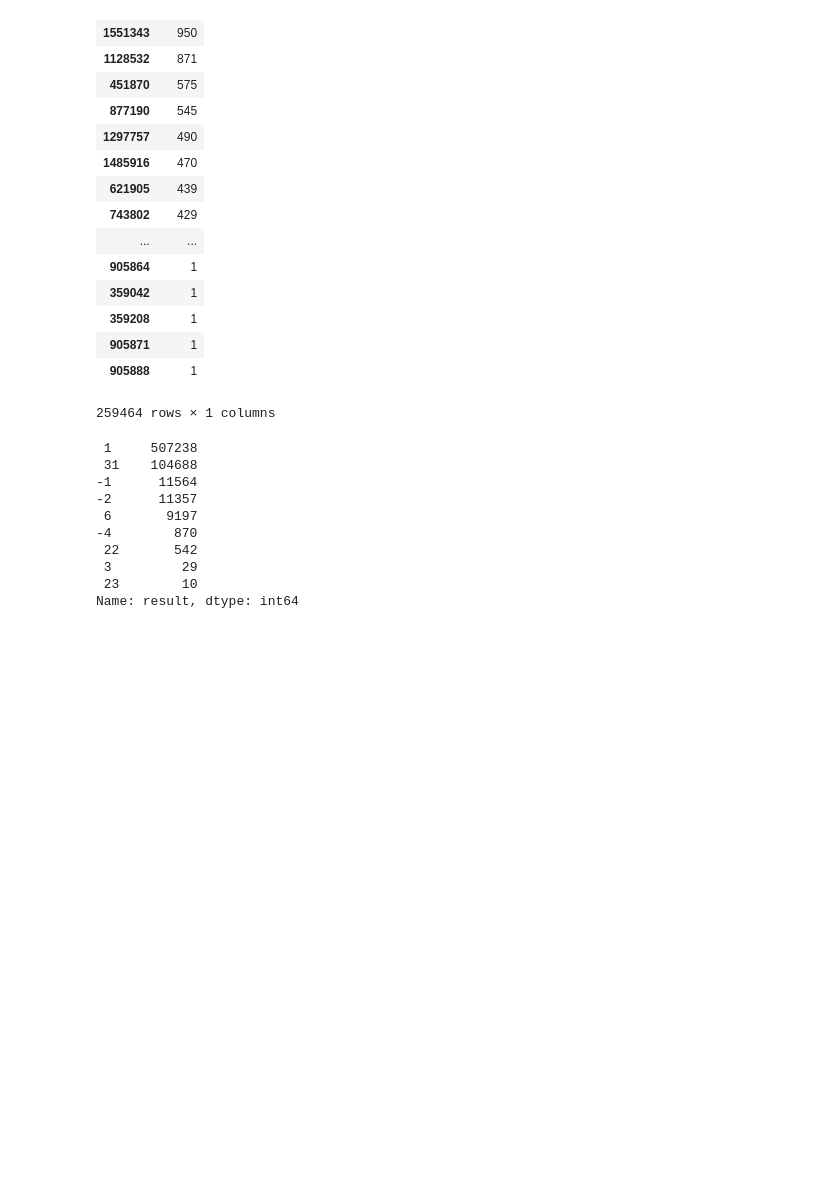
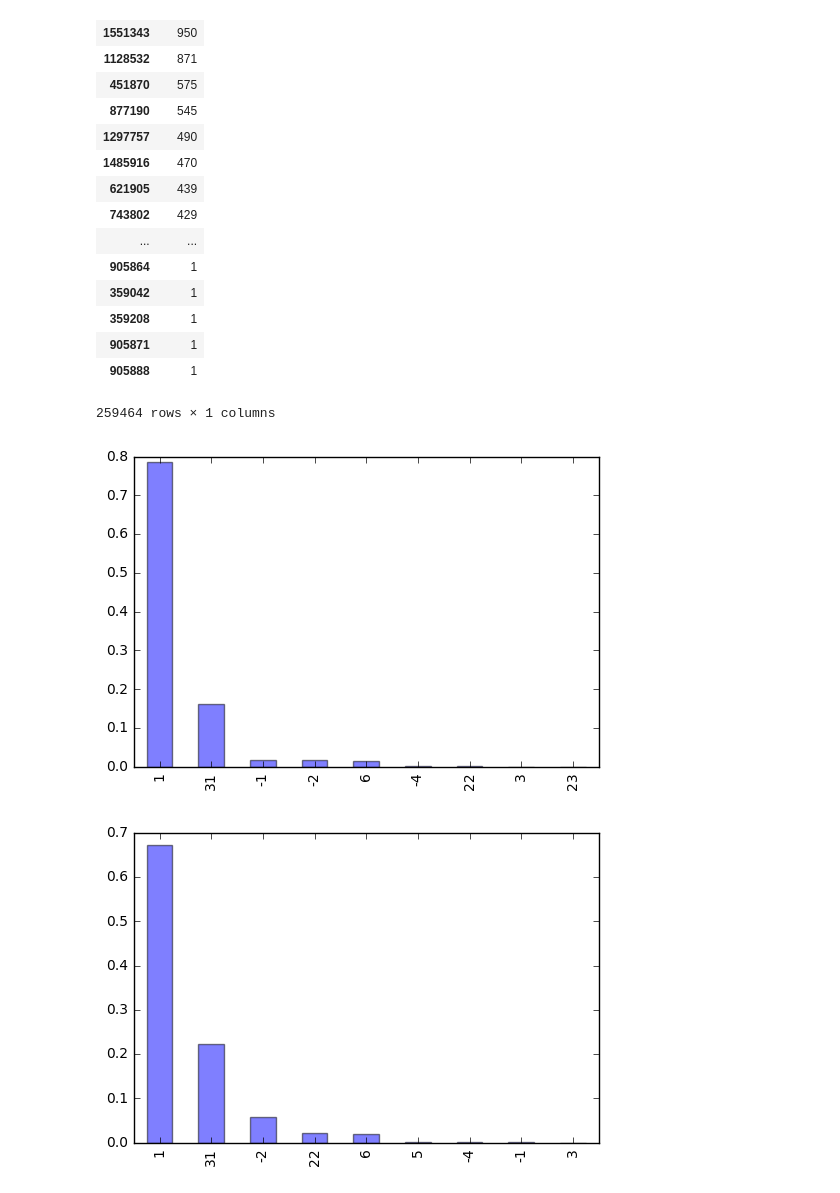
Before and after one commit to tusonggao/Kaggle_code, a Jupyter notebook: jd_contest/jd_contest.ipynb, the cells around one changed output. Saved outputs shown, nothing was run; the diff lists cells and outputs as text; code cells hidden in the pictures; blank space fills up the shorter version.

```diff
--- a/jd_contest/jd_contest.ipynb
+++ b/jd_contest/jd_contest.ipynb
@@ -220,18 +248,12 @@ ip_count
 # %%
 # result_count = merged_login_df['result'].value_counts(normalize=True)
-non_risk_login_df['result'].value_counts()
-
+non_risk_login_df['result'].value_counts(normalize=True).plot(kind='bar', alpha=0.5)
+plt.show()
+risk_login_df['result'].value_counts(normalize=True).plot(kind='bar', alpha=0.5)
+plt.show()
 # risk_ip_count = ip_count[ip_count.index.isin(risk_id)]
 # risk_ip_count['ip'].value_counts(normalize=True).plot(kind='bar', alpha=0.5)
 # nonrisk_ip_count = ip_count[~(ip_count.index.isin(risk_id))]
 # %% [output]
- 1     507238
- 31    104688
--1      11564
--2      11357
- 6       9197
--4        870
- 22       542
- 3         29
- 23        10
-Name: result, dtype: int64
+[figure, added]
+[figure, added]
```
Also changed, not shown: parts of 9 cells of this notebook.
